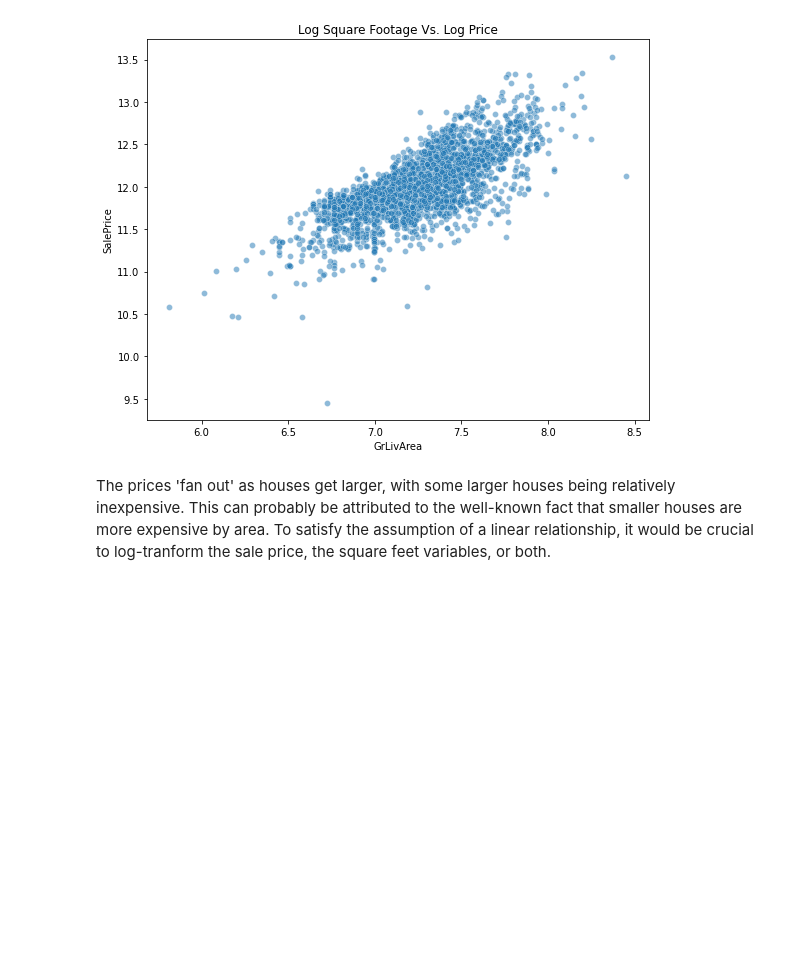
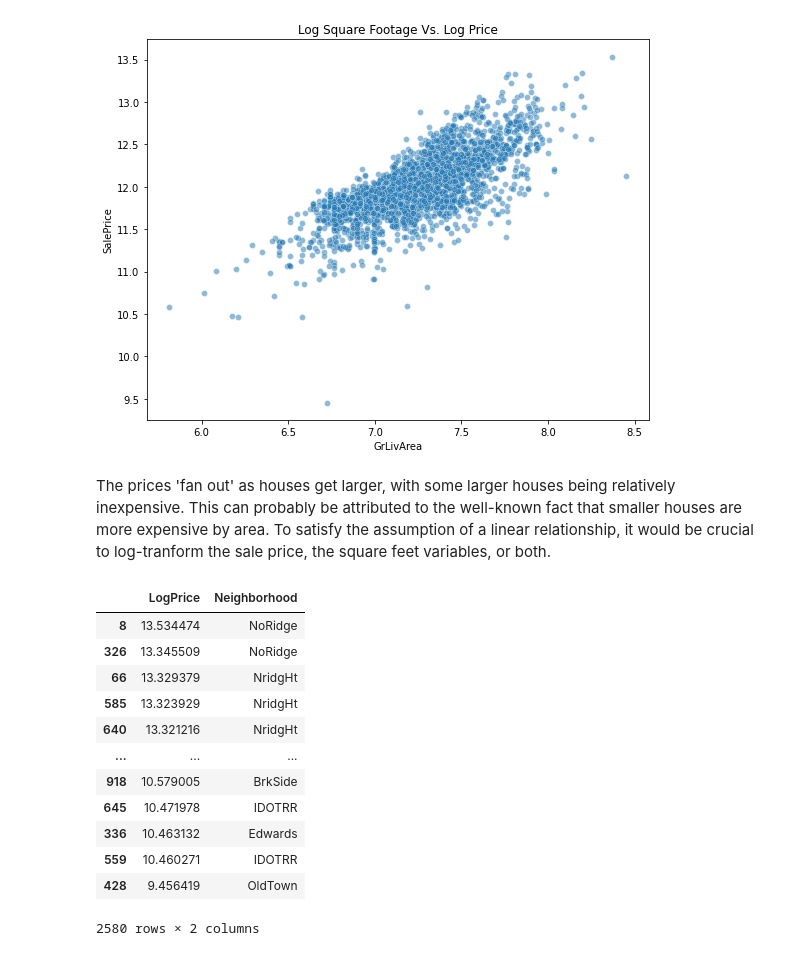
Before and after one commit to dapopov-st/housing-price-predictions, a Jupyter notebook: 001_visualizations.ipynb, the cells around one changed output. Drawn from its saved outputs; the diff is of its cells as text; code cells hidden in the pictures; blank space fills up the shorter version.

```diff
--- a/001_visualizations.ipynb
+++ b/001_visualizations.ipynb
@@ -179,3 +179,19 @@ plt.show()
 The prices 'fan out' as houses get larger, with some larger houses being relatively inexpensive. This can probably be attributed to the well-known fact that smaller houses are more expensive by area.  To satisfy the assumption of a linear relationship, it would be crucial to log-tranform the sale price, the square feet variables, or both.
 # %%
 alldata['LogPrice']=np.log1p(alldata["SalePrice"])
+# %%
+alldata[['LogPrice','Neighborhood']].sort_values(by=['LogPrice'],ascending=False)
+# %% [output]
+|  | LogPrice | Neighborhood |
+| 8 | 13.534474 | NoRidge |
+| 326 | 13.345509 | NoRidge |
+| 66 | 13.329379 | NridgHt |
+| 585 | 13.323929 | NridgHt |
+| 640 | 13.321216 | NridgHt |
+| ... | ... | ... |
+| 918 | 10.579005 | BrkSide |
+| 645 | 10.471978 | IDOTRR |
+| 336 | 10.463132 | Edwards |
+| 559 | 10.460271 | IDOTRR |
+| 428 | 9.456419 | OldTown |
+2580 rows × 2 columns
```
Also changed, not shown: parts of 7 cells of this notebook, 1 other file.
